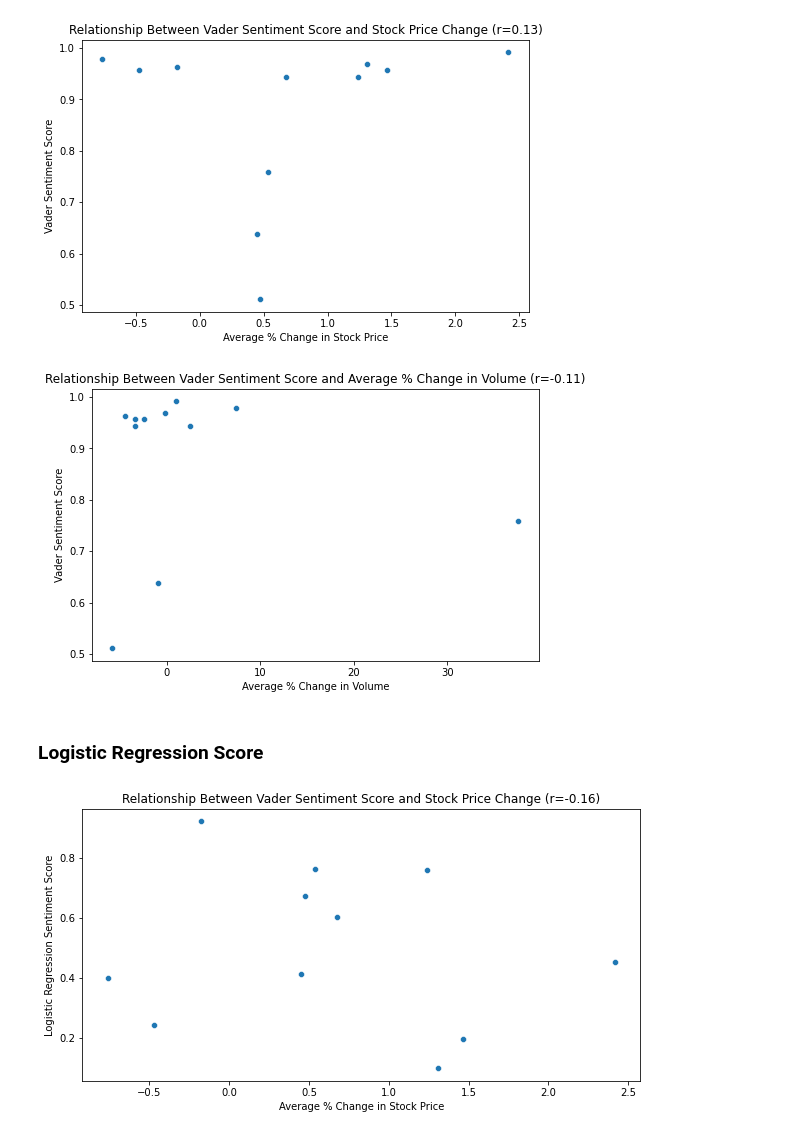
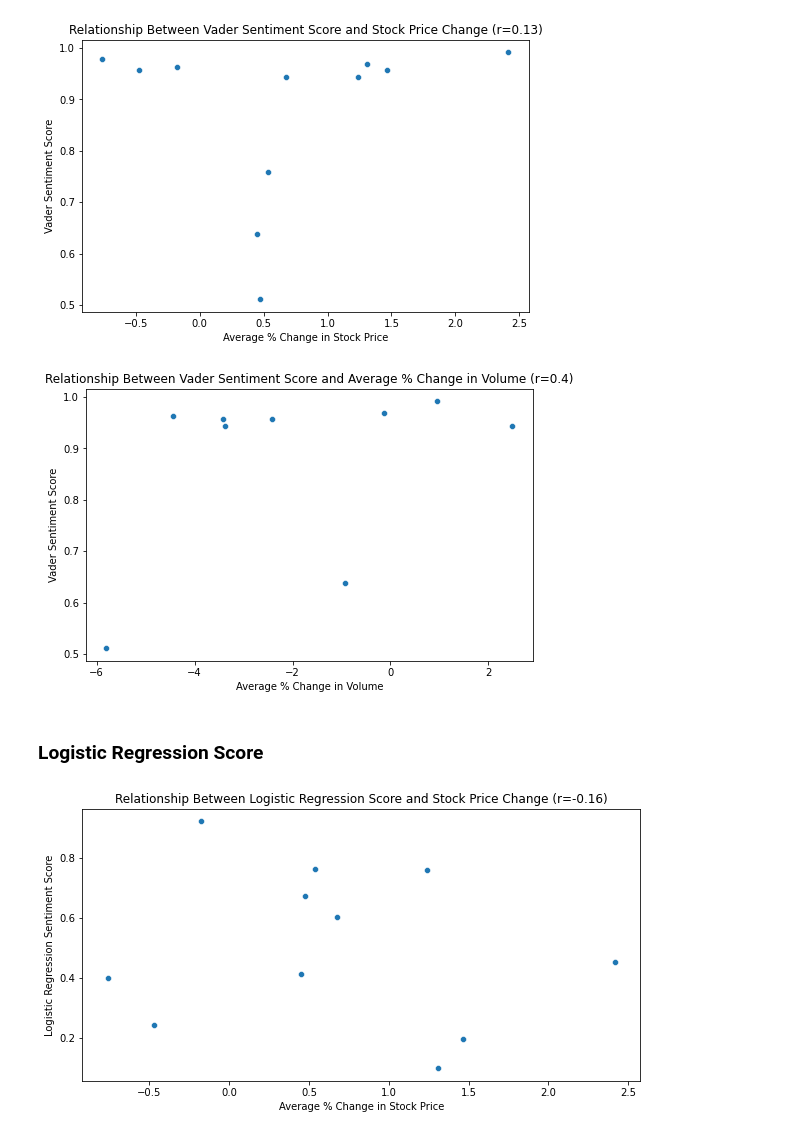
Before and after one commit to anair123/NLP-Final-Project, a Jupyter notebook: NLP Project/Zoom.ipynb, the cells around one changed output. Drawn from its saved outputs; the diff is of its cells as text; code cells hidden in the pictures.

```diff
--- a/NLP Project/Zoom.ipynb
+++ b/NLP Project/Zoom.ipynb
@@ -759,19 +759,21 @@ plt.show()
 [figure]
 # %%
 plt.figure(figsize=(8,5))
+df_scatter = df_plot_volume[['Average % Change in Stock Price','Average % Change in Volume','Vader Sentiment Score','Logistic Regression Sentiment Score']]
 sns.scatterplot(x =df_scatter['Average % Change in Volume'], y = df_scatter['Vader Sentiment Score'])
 plt.title('Relationship Between Vader Sentiment Score and Average % Change in Volume (r={})'.format((np.corrcoef(df_scatter['Average % Change in Volume'], df_scatter['Vader Sentiment Score'])[1,0]).round(2)))
 plt.show()
 # %% [output]
-[figure, old version]
+[figure, new version]
 # %% [markdown]
 ### Logistic Regression Score
 # %%
 plt.figure(figsize=(10,5))
+df_scatter = df_plot_stock[['Average % Change in Stock Price','Average % Change in Volume','Vader Sentiment Score','Logistic Regression Sentiment Score']]
 sns.scatterplot(x =df_scatter['Average % Change in Stock Price'], y = df_scatter['Logistic Regression Sentiment Score'])
-plt.title('Relationship Between Vader Sentiment Score and Stock Price Change (r={})'.format((np.corrcoef(df_scatter['Average % Change in Stock Price'], df_scatter['Logistic Regression Sentiment Score'])[1,0]).round(2)))
+plt.title('Relationship Between Logistic Regression Score and Stock Price Change (r={})'.format((np.corrcoef(df_scatter['Average % Change in Stock Price'], df_scatter['Logistic Regression Sentiment Score'])[1,0]).round(2)))
 plt.show()
 # %% [output]
-[figure, old version]
+[figure, new version]
 # %%
 plt.figure(figsize=(8,5))
```
Also changed, not shown: parts of 1 cell of this notebook.
